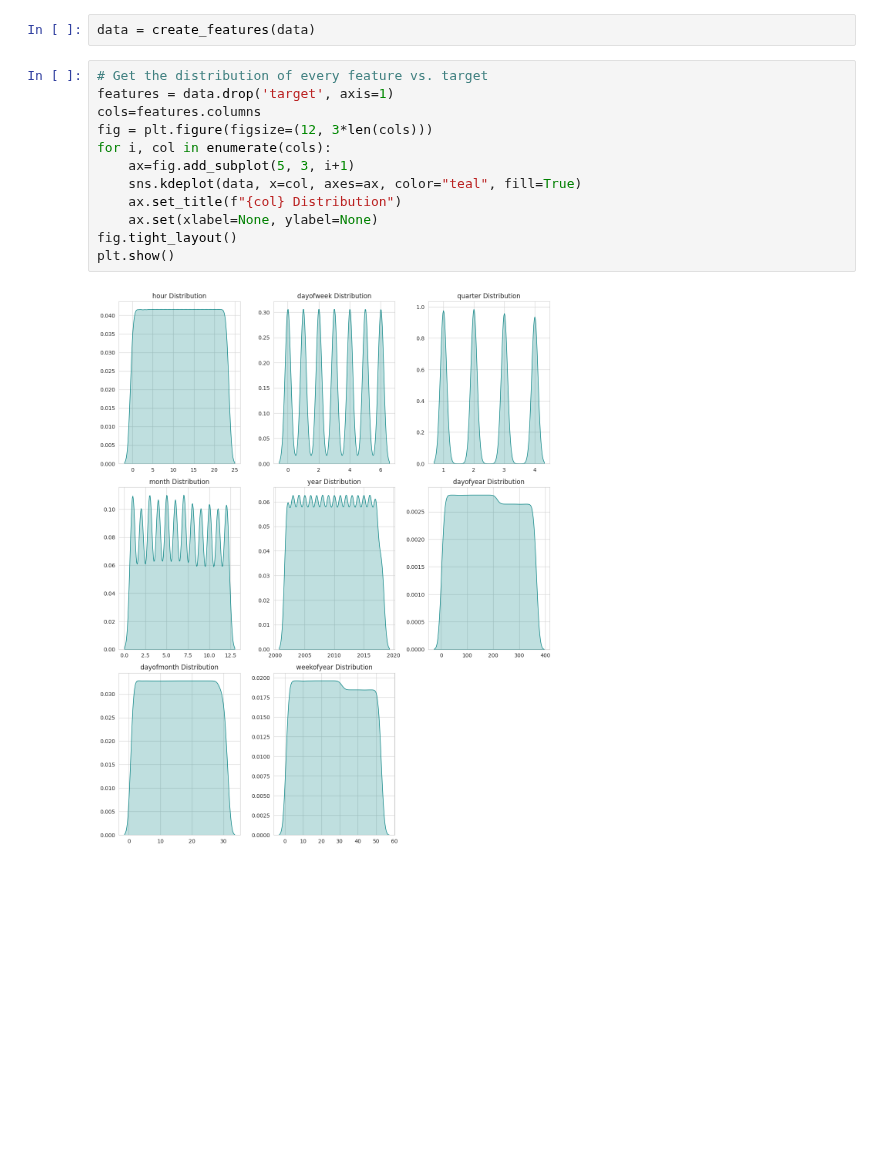
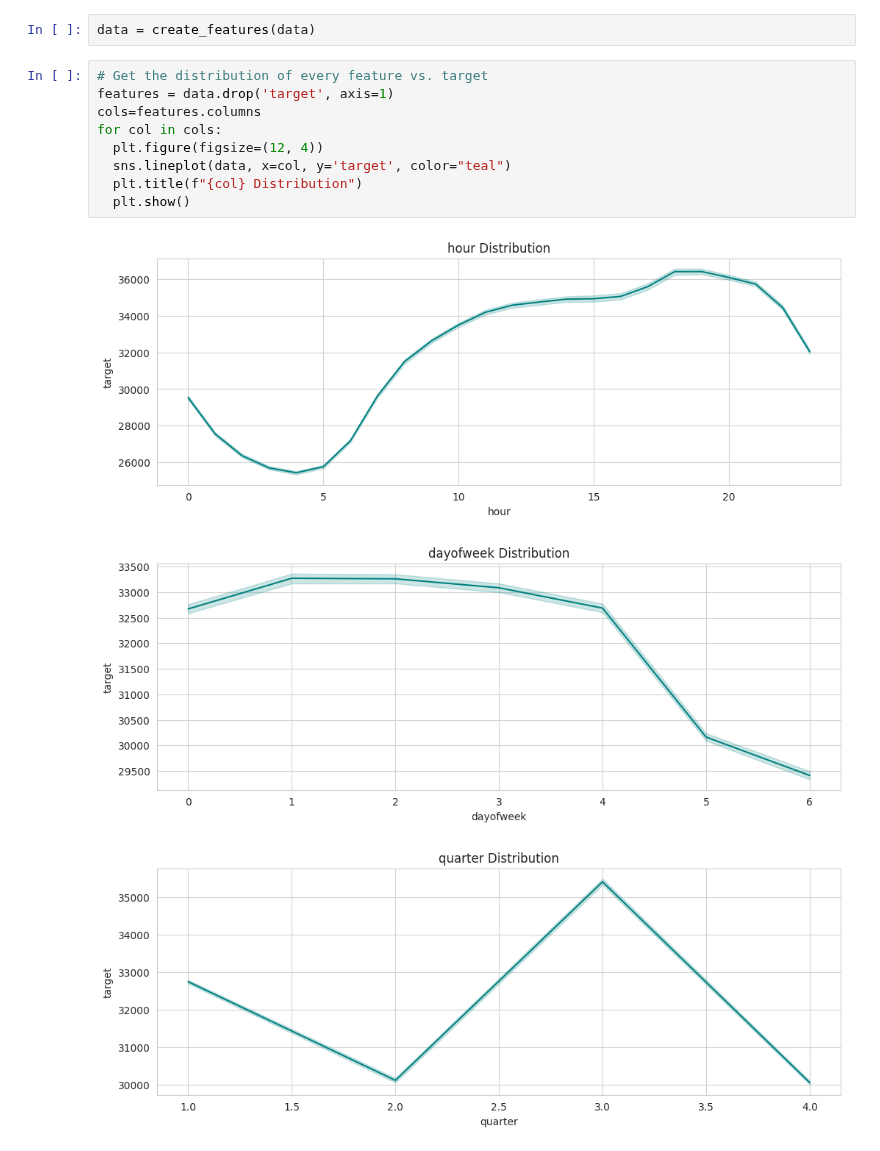
Before and after one commit to mohamedyosef101/learning_area, a Jupyter notebook: Time Series/energy_consumption.ipynb, the cells around one changed output. Cells and saved outputs as stored; diff of their text form; blank space fills up the shorter version.

```diff
--- a/Time Series/energy_consumption.ipynb
+++ b/Time Series/energy_consumption.ipynb
@@ -125,14 +125,13 @@ data = create_features(data)
 # %%
 # Get the distribution of every feature vs. target
 features = data.drop('target', axis=1)
 cols=features.columns
-fig = plt.figure(figsize=(12, 3*len(cols)))
-for i, col in enumerate(cols):
-    ax=fig.add_subplot(5, 3, i+1)
-    sns.kdeplot(data, x=col, axes=ax, color="teal", fill=True)
-    ax.set_title(f"{col} Distribution")
-    ax.set(xlabel=None, ylabel=None)
-fig.tight_layout()
-plt.show()
+for col in cols:
+  plt.figure(figsize=(12, 4))
+  sns.lineplot(data, x=col, y='target', color="teal")
+  plt.title(f"{col} Distribution")
+  plt.show()
 # %% [output]
-[figure, old version]
+[figure, new version]
+[figure, added]
+[figure, added]
```
Also changed, not shown: parts of 12 cells of this notebook.
